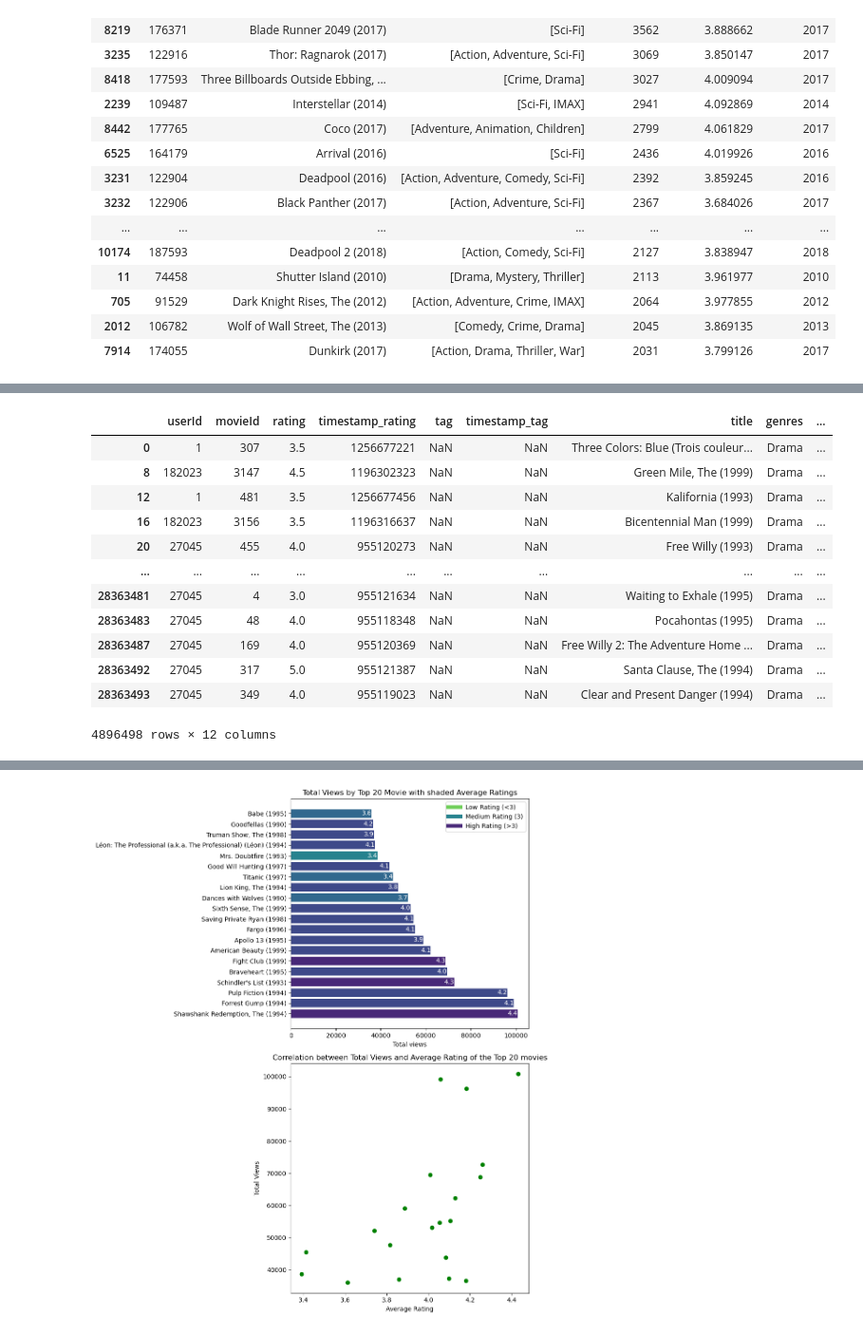
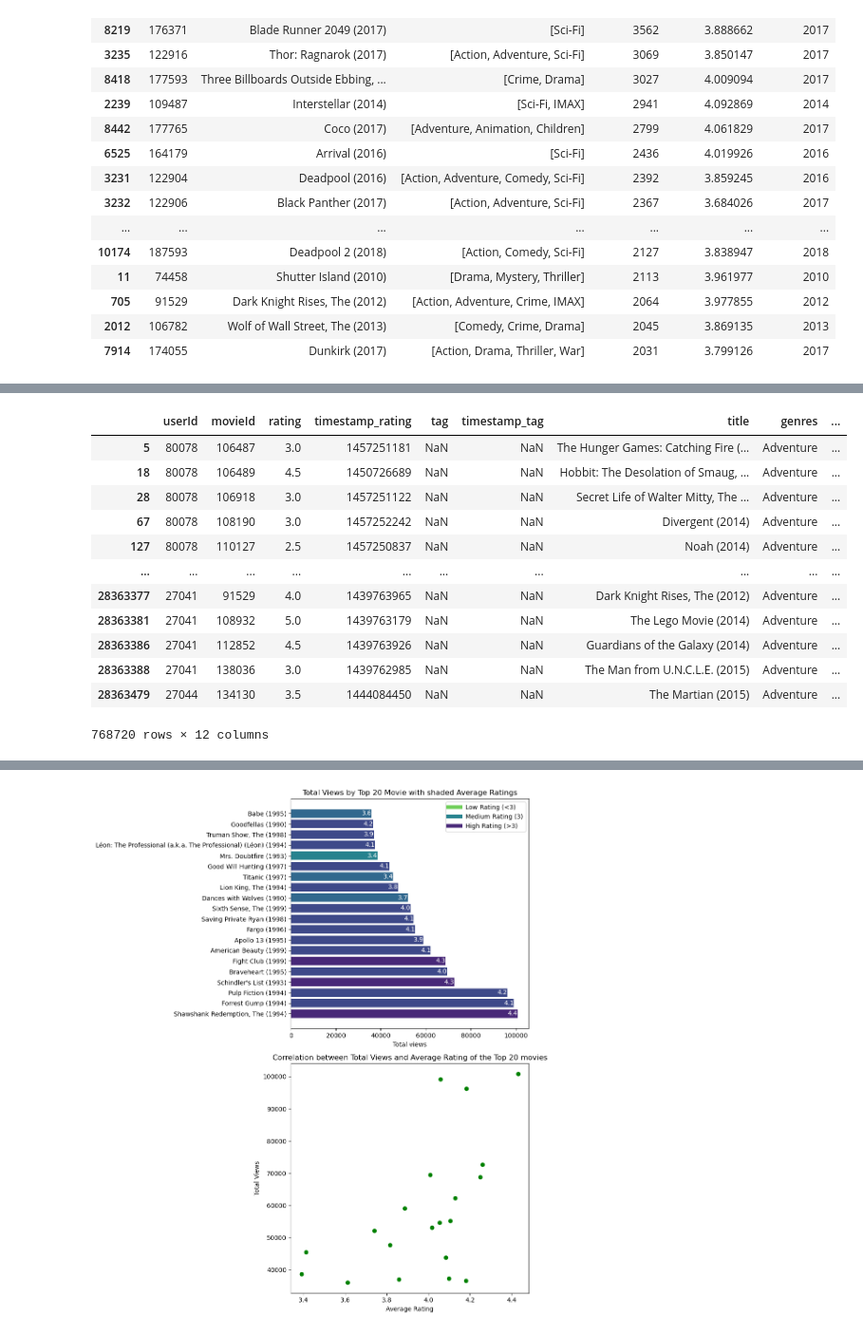
Before and after one commit to cesareressa/data_analysis, a Jupyter notebook: exploratory_analysis.ipynb, the cells around one changed output, grey strips where cells are left out. Shown at 95% size. Saved outputs shown, nothing was run; the diff lists cells and outputs as text; code cells hidden in the pictures.

```diff
--- a/exploratory_analysis.ipynb
+++ b/exploratory_analysis.ipynb
@@ -399,19 +398,3 @@ dataset
 # dataset[dataset.movie_year.str.contains(',')]
 # dataset.at[89398, "movie_year"] = 2017
 # dataset.at[9775250, "movie_year"] = 2017
-# %%
-example_df = find_closest_match("Drama", 1993)
-# %% [output]
-|  | userId | movieId | rating | timestamp_rating | tag | timestamp_tag | title | genres | ... |
-| 0 | 1 | 307 | 3.5 | 1256677221 | NaN | NaN | Three Colors: Blue (Trois couleur... | Drama | ... |
-| 8 | 182023 | 3147 | 4.5 | 1196302323 | NaN | NaN | Green Mile, The (1999) | Drama | ... |
-| 12 | 1 | 481 | 3.5 | 1256677456 | NaN | NaN | Kalifornia (1993) | Drama | ... |
-| 16 | 182023 | 3156 | 3.5 | 1196316637 | NaN | NaN | Bicentennial Man (1999) | Drama | ... |
-| 20 | 27045 | 455 | 4.0 | 955120273 | NaN | NaN | Free Willy (1993) | Drama | ... |
-| ... | ... | ... | ... | ... | ... | ... | ... | ... | ... |
-| 28363481 | 27045 | 4 | 3.0 | 955121634 | NaN | NaN | Waiting to Exhale (1995) | Drama | ... |
-| 28363483 | 27045 | 48 | 4.0 | 955118348 | NaN | NaN | Pocahontas (1995) | Drama | ... |
-| 28363487 | 27045 | 169 | 4.0 | 955120369 | NaN | NaN | Free Willy 2: The Adventure Home ... | Drama | ... |
-| 28363492 | 27045 | 317 | 5.0 | 955121387 | NaN | NaN | Santa Clause, The (1994) | Drama | ... |
-| 28363493 | 27045 | 349 | 4.0 | 955119023 | NaN | NaN | Clear and Present Danger (1994) | Drama | ... |
-4896498 rows × 12 columns
@@ -420,3 +403,19 @@ example_df = find_closest_match("Drama", 1993)
+# %%
+example_df
+# %% [output]
+|  | userId | movieId | rating | timestamp_rating | tag | timestamp_tag | title | genres | ... |
+| 5 | 80078 | 106487 | 3.0 | 1457251181 | NaN | NaN | The Hunger Games: Catching Fire (... | Adventure | ... |
+| 18 | 80078 | 106489 | 4.5 | 1450726689 | NaN | NaN | Hobbit: The Desolation of Smaug, ... | Adventure | ... |
+| 28 | 80078 | 106918 | 3.0 | 1457251122 | NaN | NaN | Secret Life of Walter Mitty, The ... | Adventure | ... |
+| 67 | 80078 | 108190 | 3.0 | 1457252242 | NaN | NaN | Divergent (2014) | Adventure | ... |
+| 127 | 80078 | 110127 | 2.5 | 1457250837 | NaN | NaN | Noah (2014) | Adventure | ... |
+| ... | ... | ... | ... | ... | ... | ... | ... | ... | ... |
+| 28363377 | 27041 | 91529 | 4.0 | 1439763965 | NaN | NaN | Dark Knight Rises, The (2012) | Adventure | ... |
+| 28363381 | 27041 | 108932 | 5.0 | 1439763179 | NaN | NaN | The Lego Movie (2014) | Adventure | ... |
+| 28363386 | 27041 | 112852 | 4.5 | 1439763926 | NaN | NaN | Guardians of the Galaxy (2014) | Adventure | ... |
+| 28363388 | 27041 | 138036 | 3.0 | 1439762985 | NaN | NaN | The Man from U.N.C.L.E. (2015) | Adventure | ... |
+| 28363479 | 27044 | 134130 | 3.5 | 1444084450 | NaN | NaN | The Martian (2015) | Adventure | ... |
+768720 rows × 12 columns
 # %%
 example_agg = aggregate_data(example_df)
 
```
Also changed, not shown: parts of 11 cells of this notebook.
